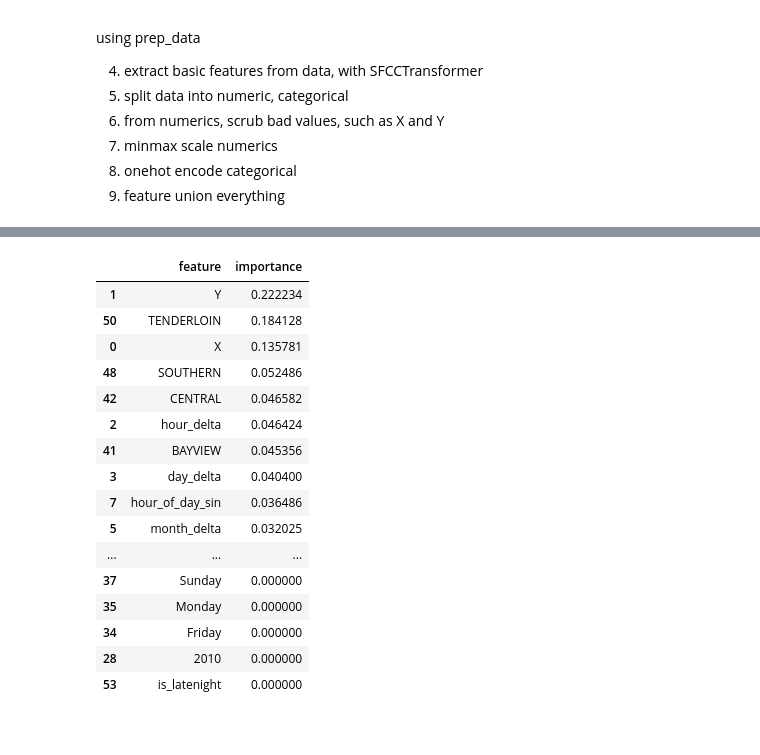
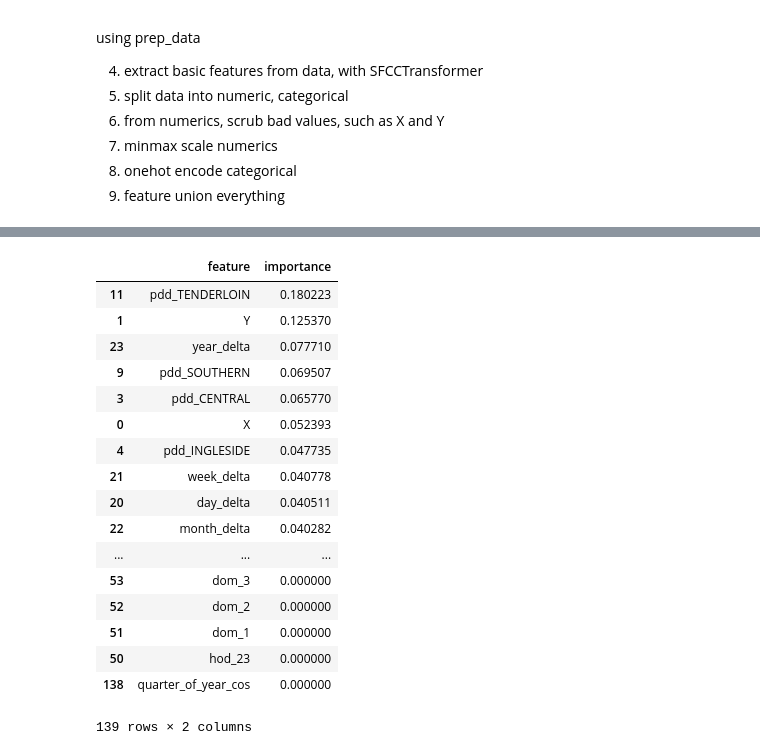
Before and after one commit to ucbiyyq/ucbiyyq-w207re-final-proj, a Jupyter notebook: notebooks/1.0-yyq-scratch-pipes-better.ipynb, the cells around one changed output, grey strips where cells are left out. Saved outputs shown, nothing was run; the diff lists cells and outputs as text; code cells hidden in the pictures.

Commit message:
refactored the SFCCTransformer

```diff
--- a/notebooks/1.0-yyq-scratch-pipes-better.ipynb
+++ b/notebooks/1.0-yyq-scratch-pipes-better.ipynb
@@ -168,0 +51,18 @@ max         1.000000       1.000000       1.000000       1.000000
+# %%
+# shuffles the train and test dataframes
+# note, we don't need a dev set since we will be using cross validation
+train_data, train_labels, test_data, test_ids = bf.prep_data(train_pd, test_pd)
+
+print("================")
+print(type(train_data))
+print(train_data.columns)
+print(train_data.shape)
+print(type(train_labels))
+print(train_labels.shape)
+
+print("================")
+print(type(test_data))
+print(test_data.columns)
+print(test_data.shape)
+print(type(test_ids))
+print(test_ids.shape)
@@ -168,0 +346,6 @@ max         1.000000       1.000000       1.000000       1.000000
+# %%
+sfcc = bf.SFCCTransformer()
+pipe = Pipeline([
+    ("transformer", sfcc)
+])
+train_prepared = pipe.transform(train_data)
@@ -169,33 +373,32 @@ max         1.000000       1.000000       1.000000       1.000000
 # %%
 from sklearn.ensemble import RandomForestClassifier
 
-train_prepared = train_data.to_numpy()
-
-clf = RandomForestClassifier(n_estimators = 500, max_leaf_nodes = 16, n_jobs = -1)
+clf = RandomForestClassifier(n_estimators = 10, max_leaf_nodes = 10, n_jobs = None)
 clf_pipe = Pipeline([
     ("clf", clf)
 ])
-res = clf_pipe.fit(train_prepared, train_labels)
+res = clf_pipe.fit(train_prepared.to_numpy(), train_labels)
 # %%
 # prints relative importance of every feature so far
-res = list(zip(train_data.columns, clf.feature_importances_))
+res = list(zip(train_prepared.columns, clf.feature_importances_))
 res = pd.DataFrame(res, columns = ["feature", "importance"])
 res.sort_values(by = "importance", ascending = False)
 # %% [output]
 |  | feature | importance |
-| 1 | Y | 0.222234 |
-| 50 | TENDERLOIN | 0.184128 |
-| 0 | X | 0.135781 |
-| 48 | SOUTHERN | 0.052486 |
-| 42 | CENTRAL | 0.046582 |
-| 2 | hour_delta | 0.046424 |
-| 41 | BAYVIEW | 0.045356 |
-| 3 | day_delta | 0.040400 |
-| 7 | hour_of_day_sin | 0.036486 |
-| 5 | month_delta | 0.032025 |
+| 11 | pdd_TENDERLOIN | 0.180223 |
+| 1 | Y | 0.125370 |
+| 23 | year_delta | 0.077710 |
+| 9 | pdd_SOUTHERN | 0.069507 |
+| 3 | pdd_CENTRAL | 0.065770 |
+| 0 | X | 0.052393 |
+| 4 | pdd_INGLESIDE | 0.047735 |
+| 21 | week_delta | 0.040778 |
+| 20 | day_delta | 0.040511 |
+| 22 | month_delta | 0.040282 |
 | ... | ... | ... |
-| 37 | Sunday | 0.000000 |
-| 35 | Monday | 0.000000 |
-| 34 | Friday | 0.000000 |
-| 28 | 2010 | 0.000000 |
-| 53 | is_latenight | 0.000000 |
+| 53 | dom_3 | 0.000000 |
+| 52 | dom_2 | 0.000000 |
+| 51 | dom_1 | 0.000000 |
+| 50 | hod_23 | 0.000000 |
+| 138 | quarter_of_year_cos | 0.000000 |
+139 rows × 2 columns
```
Also changed, not shown: parts of 23 cells of this notebook, 3 other files.
